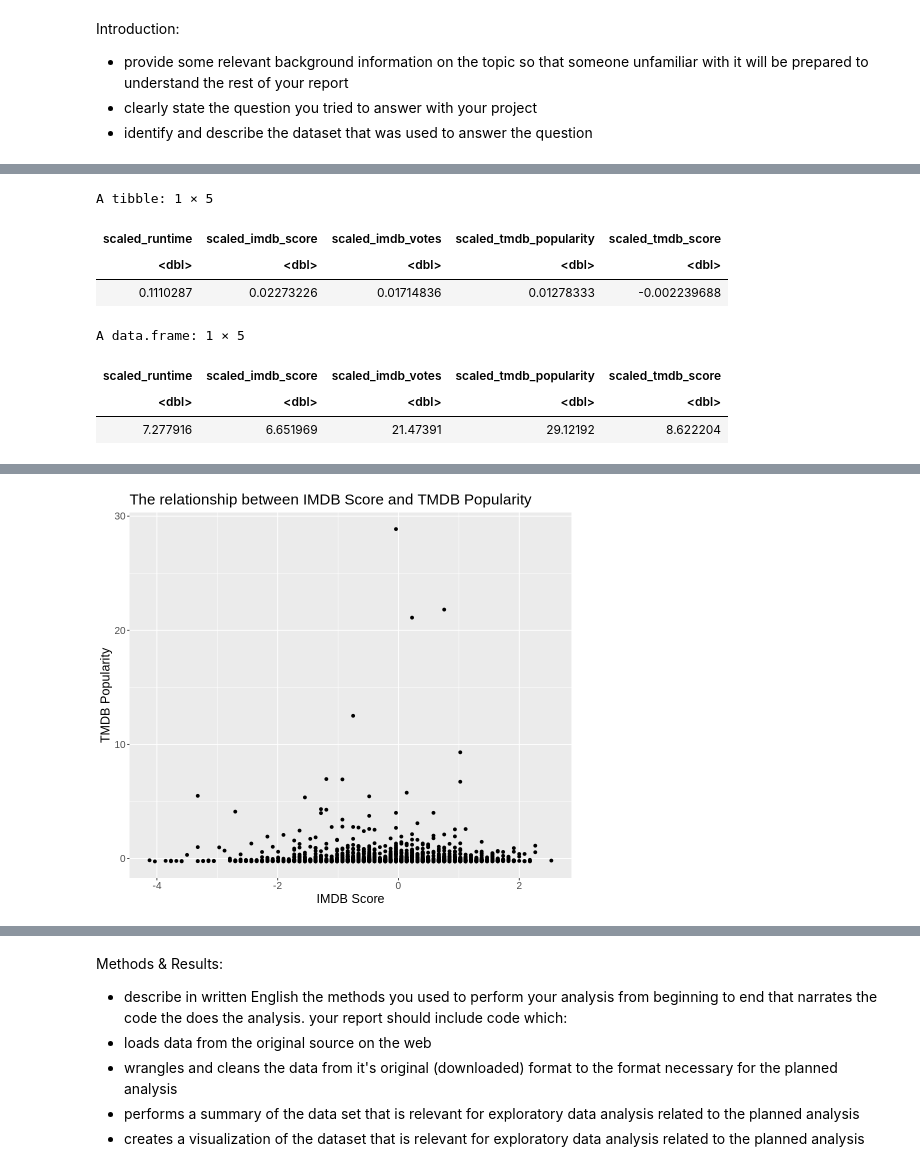
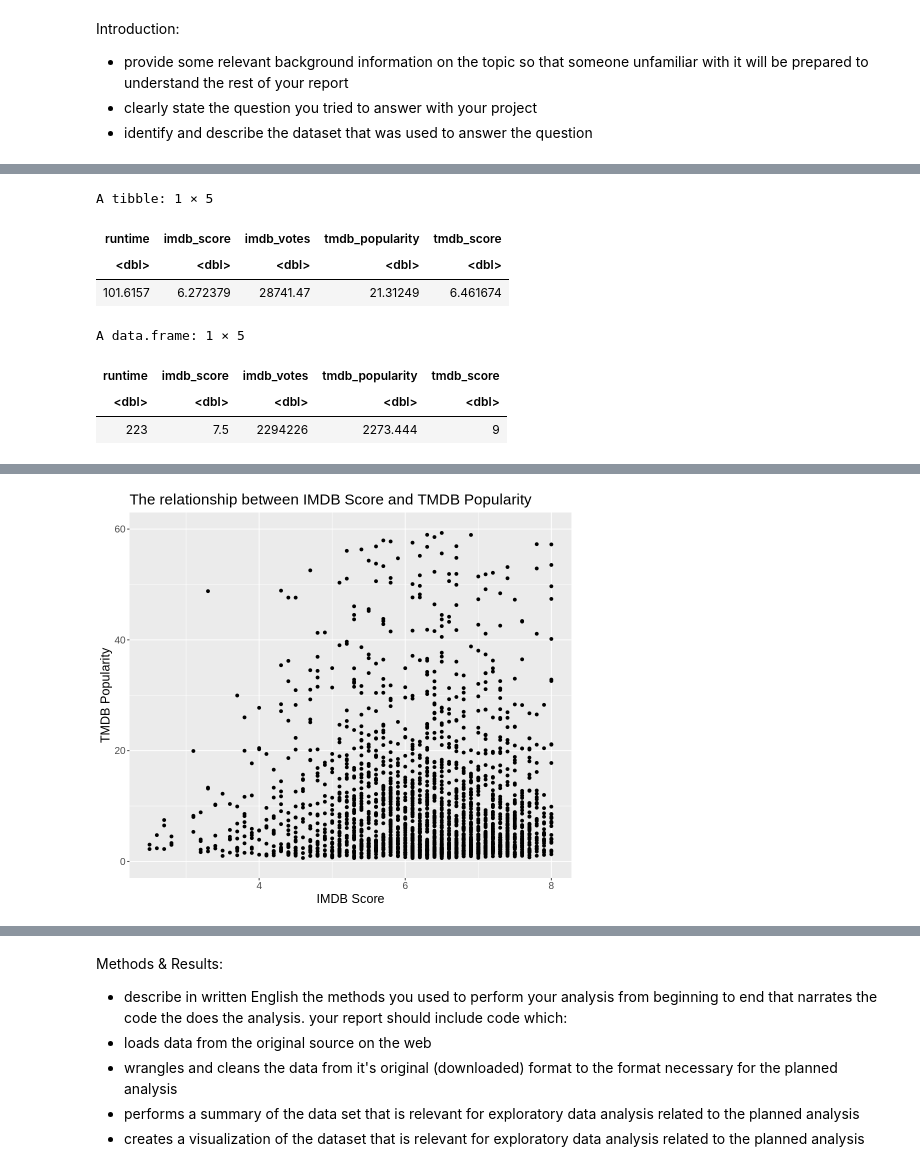
Before and after one commit to sm020402/dsci-100-2022w1-group-98, a Jupyter notebook: project_proposal/report.ipynb, the cells around one changed output, grey strips where cells are left out. Saved outputs shown, nothing was run; the diff lists cells and outputs as text; code cells hidden in the pictures.

```diff
--- a/project_proposal/report.ipynb
+++ b/project_proposal/report.ipynb
@@ -61,8 +39,8 @@ titles_missing_values
 # %%
-titles_movie <- na.omit(titles_movie_scaled)
+titles_movie <- na.omit(titles_movie_data)
 # %%
 set.seed(1)
-titles_split <- initial_split(titles_movie, prop = 0.75 , strata = scaled_tmdb_popularity)
+titles_split <- initial_split(titles_movie, prop = 0.75 , strata = tmdb_popularity)
 titles_training <- training(titles_split)
 titles_testing <- testing(titles_split)
 titles_training
@@ -91,34 +69,36 @@ A tibble: 820 × 6
 # %%
 titles_mean <- titles_training %>%
-    select(scaled_runtime, scaled_imdb_score, scaled_imdb_votes, scaled_tmdb_popularity, scaled_tmdb_score) %>%
+    select(runtime, imdb_score, imdb_votes, tmdb_popularity, tmdb_score) %>%
     map_df(mean, na.rm = TRUE)
 titles_mean
 
 titles_max <- titles_training %>%
-    select(scaled_runtime, scaled_imdb_score, scaled_imdb_votes, scaled_tmdb_popularity, scaled_tmdb_score) %>%
+    select(runtime, imdb_score, imdb_votes, tmdb_popularity, tmdb_score) %>%
     map_df(max, na.rm = TRUE)
 
 titles_min <- titles_training %>%
-    select(scaled_runtime, scaled_imdb_score, scaled_imdb_votes, scaled_tmdb_popularity, scaled_tmdb_score) %>%
+    select(runtime, imdb_score, imdb_votes, tmdb_popularity, tmdb_score) %>%
     map_df(min, na.rm = TRUE)
 
 titles_range <- titles_max - titles_min
 titles_range
 # %% [output]
 A tibble: 1 × 5
-| scaled_runtime | scaled_imdb_score | scaled_imdb_votes | scaled_tmdb_popularity | scaled_tmdb_score |
+| runtime | imdb_score | imdb_votes | tmdb_popularity | tmdb_score |
 | <dbl> | <dbl> | <dbl> | <dbl> | <dbl> |
-| 0.1110287 | 0.02273226 | 0.01714836 | 0.01278333 | -0.002239688 |
+| 101.6157 | 6.272379 | 28741.47 | 21.31249 | 6.461674 |
 A data.frame: 1 × 5
-| scaled_runtime | scaled_imdb_score | scaled_imdb_votes | scaled_tmdb_popularity | scaled_tmdb_score |
+| runtime | imdb_score | imdb_votes | tmdb_popularity | tmdb_score |
 | <dbl> | <dbl> | <dbl> | <dbl> | <dbl> |
-| 7.277916 | 6.651969 | 21.47391 | 29.12192 | 8.622204 |
+| 223 | 7.5 | 2294226 | 2273.444 | 9 |
 # %%
 options(repr.plot.width = 8, repr.plot.height = 7)
 iscore_plot <- titles_training %>%
-    ggplot(aes(x = scaled_imdb_score, y = scaled_tmdb_popularity)) +
+    ggplot(aes(x = imdb_score, y = tmdb_popularity)) +
     geom_point() +
     labs(x = "IMDB Score", y = "TMDB Popularity") +
+    ylim(0,60)+
+    xlim(2.5,8)+
     ggtitle("The relationship between IMDB Score and TMDB Popularity")+
     theme(text = element_text(size = 15))
 
@@ -127,4 +109,4 @@ iscore_plot
-[figure, old version]
+[figure, new version]
 # %%
 options(repr.plot.width = 8, repr.plot.height = 7)
 ivotes_plot <- titles_training %>%
```
Also changed, not shown: parts of 12 cells of this notebook.
